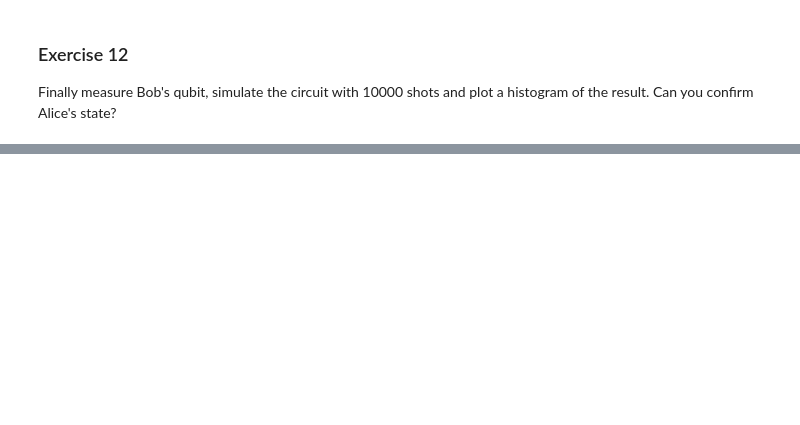
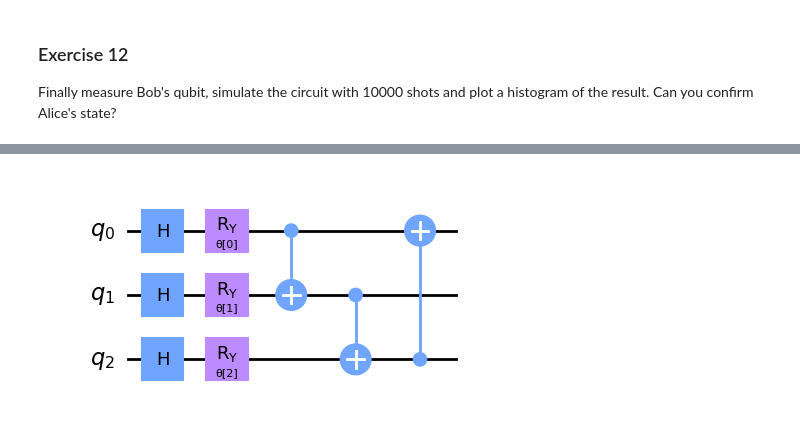
Before and after one commit to FZJ-PGI-12/qc-programming-tutorial, a Jupyter notebook: Tutorial.ipynb, the cells around one changed output, grey strips where cells are left out. Saved outputs shown, nothing was run; the diff lists cells and outputs as text; code cells hidden in the pictures; blank space fills up the shorter version.

```diff
--- a/Tutorial.ipynb
+++ b/Tutorial.ipynb
@@ -344,0 +357,7 @@ Finally measure Bob's qubit, simulate the circuit with 10000 shots and plot a hi
+# %%
+num_qubits = 3
+ansatz = QuantumCircuit(num_qubits)
+# ...
+# fill in you code here
+# ...
+# hint: use ParameterVector
@@ -344,0 +367,4 @@ Finally measure Bob's qubit, simulate the circuit with 10000 shots and plot a hi
+# %%
+ansatz.draw('mpl')
+# %% [output]
+[figure, added]
```
Also changed, not shown: parts of 10 cells of this notebook, 1 other file.
